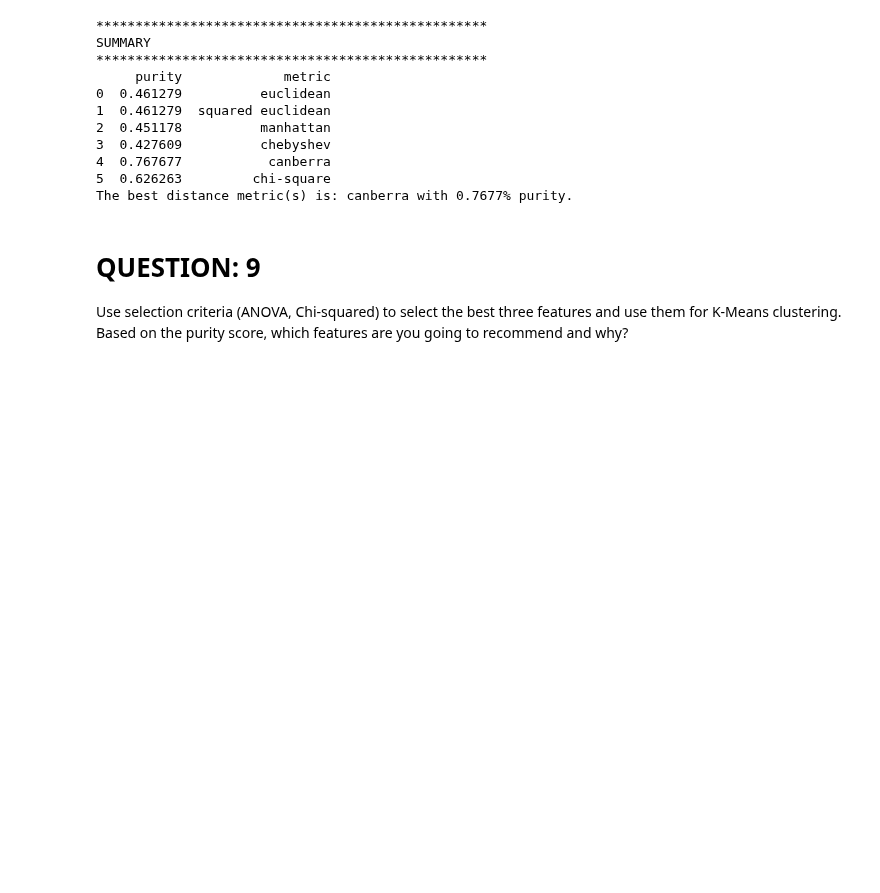
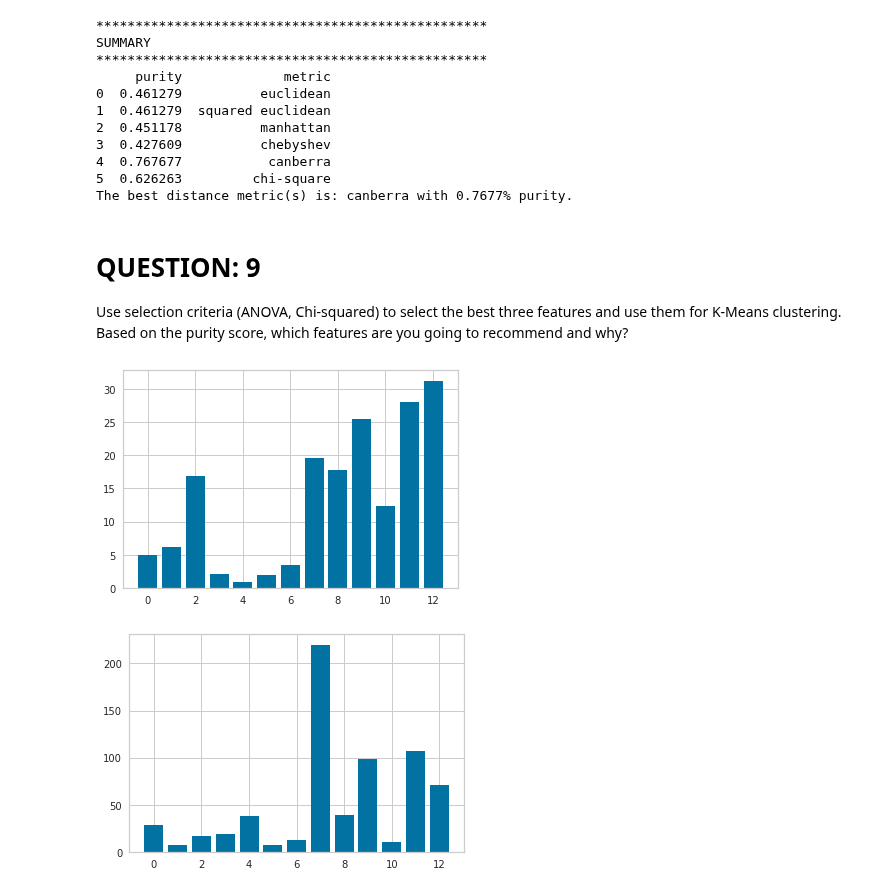
Before and after one commit to bryonbaker/SIT720, a Jupyter notebook: Ass2/SIT720_A2_85031775.ipynb, the cells around one changed output. Drawn from its saved outputs; the diff is of its cells as text; code cells hidden in the pictures; blank space fills up the shorter version.

```diff
--- a/Ass2/SIT720_A2_85031775.ipynb
+++ b/Ass2/SIT720_A2_85031775.ipynb
@@ -659,0 +679,31 @@ Based on the purity score, which features are you going to recommend and why?
+# %%
+def plotFeaturePerformance( fs ):
+    # what are scores for the features
+    #for i in range(len(fs.scores_)):
+    #    print('Feature %d: %f' % (i, fs.scores_[i]))
+
+    # plot the scores
+    plt.bar([i for i in range(len(fs.scores_))], fs.scores_)
+    plt.show()
+# %%
+# Define the number of features Q9 has asked to find.
+num_features = 3
+
+def selectFeatures( X_train, y_pred, criteria ):
+    fs = SelectKBest(criteria, k=num_features)
+    fs.fit(X,y)
+    new_x_train = fs.transform(X)
+    # print(new_x_train)
+
+    return new_x_train, fs
+
+# Find the n best features using ANOVA.
+new_x_train1, fs1 = selectFeatures( X, y, f_classif )
+plotFeaturePerformance( fs1 )
+
+# Find the n best features using Chi-squared.
+new_x_train2, fs2 = selectFeatures( X, y, chi2 )
+plotFeaturePerformance( fs2 )
+# %% [output]
+[figure, added]
+[figure, added]
```
Also changed, not shown: parts of 10 cells of this notebook.
